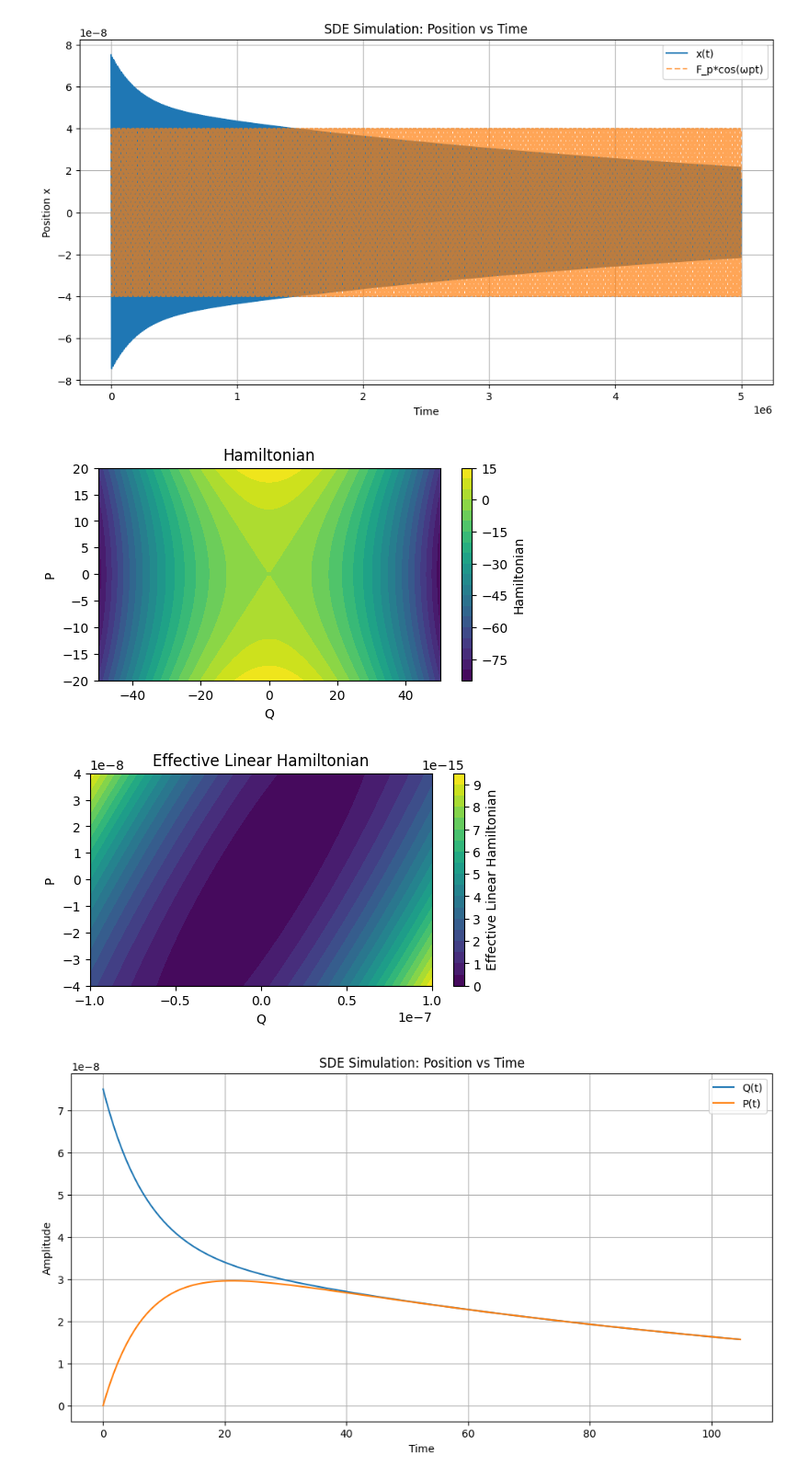
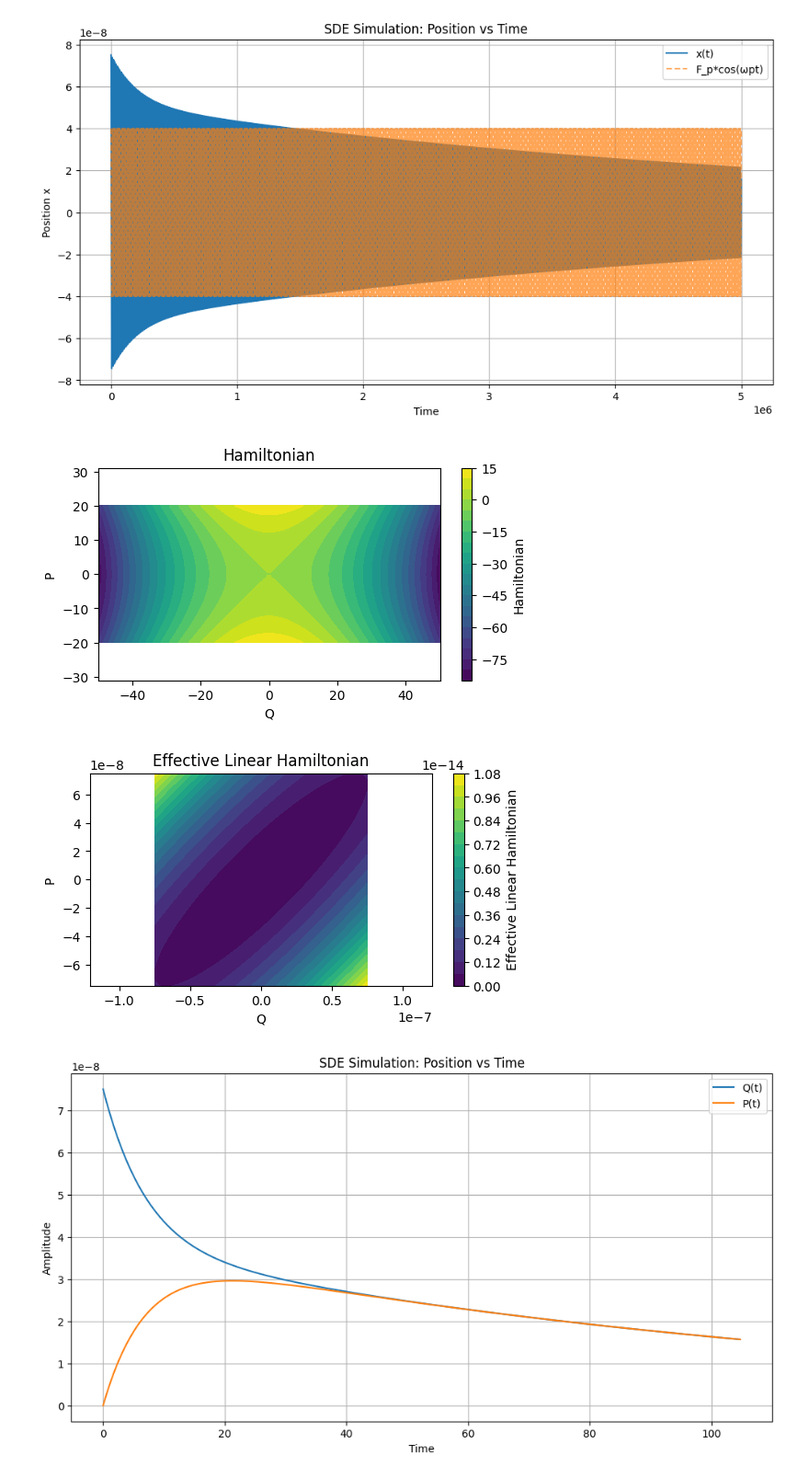
Before and after one commit to cyboesch/oscillator_dev, a Jupyter notebook: thermoai/notebooks/drirect_integration_NVS.ipynb, the cells around one changed output. Shown at 92% size. Saved outputs shown, nothing was run; the diff lists cells and outputs as text; code cells hidden in the pictures.

Commit message:
the weird behavior was a plotting issue. Now everything makes sense in the linear case and without noise

```diff
--- a/thermoai/notebooks/drirect_integration_NVS.ipynb
+++ b/thermoai/notebooks/drirect_integration_NVS.ipynb
@@ -133,37 +133,39 @@ H_values = jax.vmap(lambda q, p: jax.vmap(lambda qi, pi: Hamiltonian(0.,qi, pi,
 
 plt.figure(figsize=(6, 3))
 plt.contourf(Q_range, P_range, H_values, levels=20, cmap='viridis')
+plt.axis('equal')
 plt.colorbar(label='Hamiltonian')
 plt.xlabel('Q')
 plt.ylabel('P')
 plt.title('Hamiltonian')
 plt.show()
 # %% [output]
-[figure, old version]
+[figure, new version]
 # %%
 def Hamiltonian_effective_linear(t,Q, P, args):
     M, w_0, w_p, _, gamma, F_p = args
     return 1/2*Q**2-F_p/(2*w_p)/GAMMA*Q*P + 1/2*P**2
 # %%
 # Plot the Hamiltonian
-Q_range = jnp.linspace(-50, 50, 100)*1e-9*2
-P_range = jnp.linspace(-20, 20, 100)*1e-9*2
+Q_range = jnp.linspace(-50, 50, 100)*1e-9*1.5
+P_range = jnp.linspace(-50, 50, 100)*1e-9*1.5
 # Create meshgrid for Q and P
 Q_mesh, P_mesh = jnp.meshgrid(Q_range, P_range)
 
 # Vectorize Hamiltonian over both Q and P meshgrids
 H_effective_linear_values = jax.vmap(lambda q, p: jax.vmap(lambda qi, pi: Hamiltonian_effective_linear(0.,qi, pi, args))(q, p))(Q_mesh, P_mesh)
 
 
 plt.figure(figsize=(6, 3))
 plt.contourf(Q_range, P_range, H_effective_linear_values, levels=20, cmap='viridis')
 plt.colorbar(label='Effective Linear Hamiltonian')
+plt.axis('equal')
 plt.xlabel('Q')
 plt.ylabel('P')
 plt.title('Effective Linear Hamiltonian')
 plt.show()
 # %% [output]
-[figure, old version]
+[figure, new version]
 # %%
 # # 2.2. Amplitude Equations SDEs for A_r(t) and A_i(t)
 # def drift_QP_fn(t, state, args):
```
Also changed, not shown: parts of 3 cells of this notebook.
